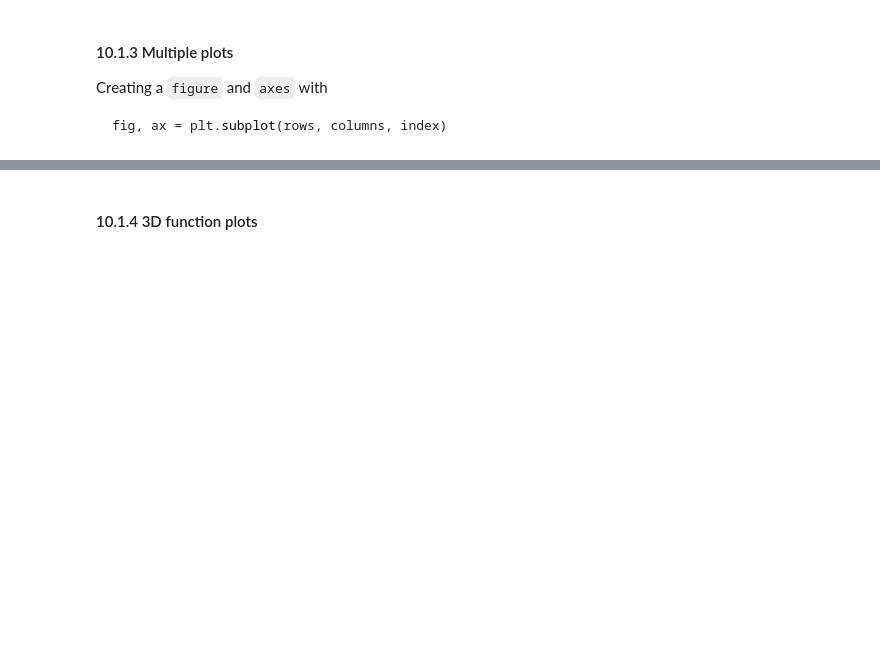
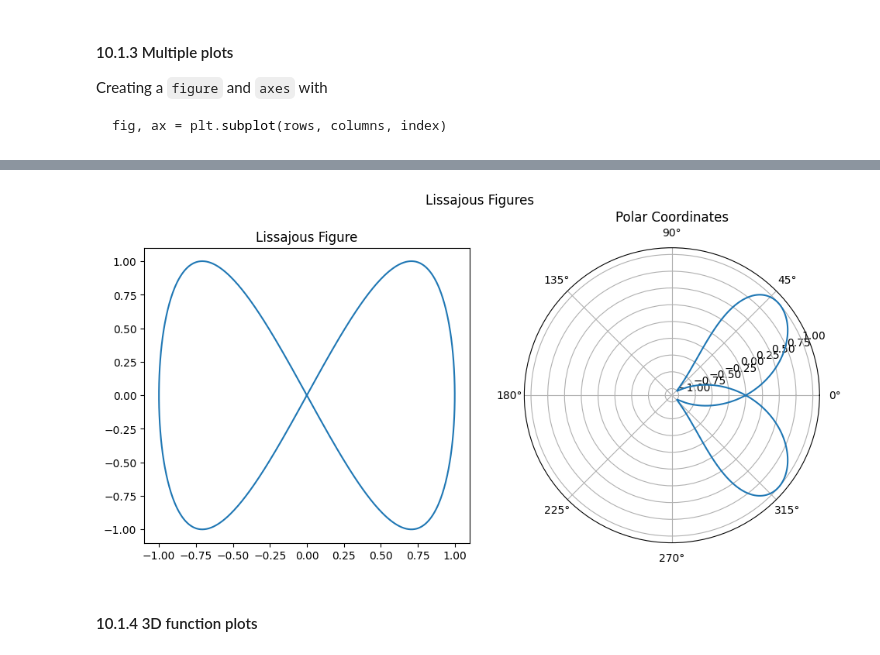
Before and after one commit to muazzamaqeel/Unversity-ComputerScience, a Jupyter notebook: Python/Elective/Translation-Code/Lecture/Translations/Lecture11/English_Version_11_Visualisierung_in_Python_workbook.ipynb, the cells around one changed output, grey strips where cells are left out. Saved outputs shown, nothing was run; the diff lists cells and outputs as text; code cells hidden in the pictures; blank space fills up the shorter version.

```diff
--- a/Python/Elective/Translation-Code/Lecture/Translations/Lecture11/English_Version_11_Visualisierung_in_Python_workbook.ipynb
+++ b/Python/Elective/Translation-Code/Lecture/Translations/Lecture11/English_Version_11_Visualisierung_in_Python_workbook.ipynb
@@ -234,3 +239,30 @@ NameError: name 'plt' is not defined
+# %%
+import numpy as np
+import matplotlib.pyplot as plt
+
+# Corrected variable name
+t = np.linspace(0, 6.28, 628)
+
+# Generating data for the Lissajous figure
+A = np.sin(t)
+B = np.sin(2 * t)
+
+# Creating the plot
+plt.figure(figsize=(10, 5))  # Optional: Set figure size for better clarity
+plt.suptitle('Lissajous Figures')
+
+plt.subplot(1, 2, 1)
+plt.title('Lissajous Figure')
+plt.plot(A, B)
+
+plt.subplot(1, 2, 2, polar=True)  # Corrected to plt.subplot
+plt.title("Polar Coordinates")  # Corrected to plt.title
+plt.plot(A, B)
+
+plt.tight_layout()
+plt.show()
+# %% [output]
+[figure, added]
 # %% [markdown]
 #### 10.1.4 3D function plots
 # %% [markdown]
```
Also changed, not shown: parts of 9 cells of this notebook, 4 other files.
